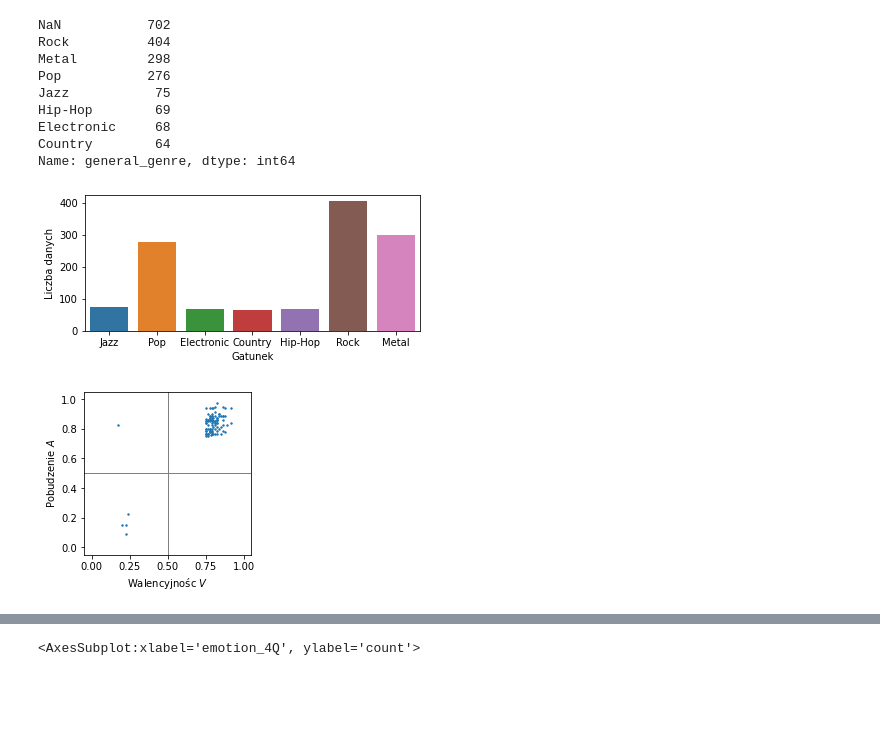
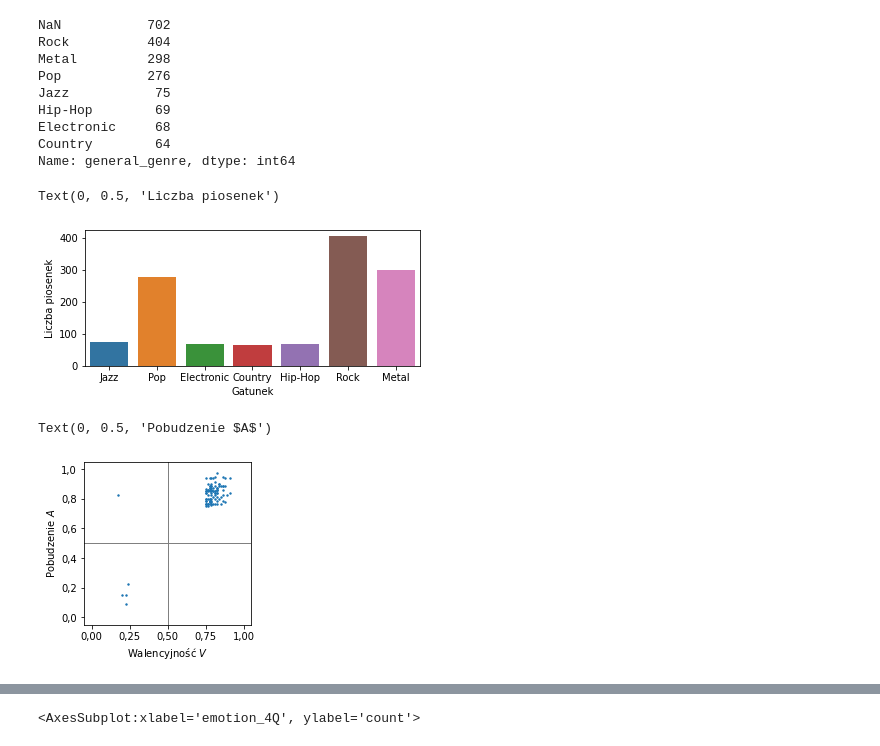
Before and after one commit to wojtek11530/song_lyric_classification, a Jupyter notebook: notebooks/preprocessed_dataset_analysis.ipynb, the cells around one changed output, grey strips where cells are left out. Drawn from its saved outputs; the diff is of its cells as text; code cells hidden in the pictures; blank space fills up the shorter version.

Commit message:
feat(notebooks): change displaying of plots in the jupyter notebook

```diff
--- a/notebooks/preprocessed_dataset_analysis.ipynb
+++ b/notebooks/preprocessed_dataset_analysis.ipynb
@@ -173,20 +177,27 @@ Name: general_genre, dtype: int64
 fig, ax = plt.subplots(figsize=(6, 2.5))
 sns.countplot(x="general_genre", data=df, ax=ax)
 plt.xlabel('Gatunek')
-plt.ylabel('Liczba danych')
-plt.savefig('genres.pdf', bbox_inches = "tight")
+plt.ylabel('Liczba piosenek')
+# plt.savefig('genres_distr.pdf', bbox_inches = "tight")
 # %% [output]
+Text(0, 0.5, 'Liczba piosenek')
-[figure, old version]
+[figure, new version]
 # %%
+import locale
+# Set to German locale to get comma decimal separater
+locale.setlocale(locale.LC_NUMERIC, "pl_PL")
+plt.rcParams['axes.formatter.use_locale'] = True
+
 plt.subplots(figsize=(3, 3))
 plt.scatter(df.valence_mean.values, df.arousal_mean.values, s=2)
 plt.axhline(0.5, color='grey', lw=1)
 plt.axvline(0.5, color='grey', lw=1)
 margin=0.05
 plt.ylim((0-margin, 1+margin))
 plt.xlim((0-margin, 1+margin))
-plt.xlabel(r'Walencyjnośc $V$')
+plt.xlabel(r'Walencyjność $V$')
 plt.ylabel(r'Pobudzenie $A$')
-plt.savefig('va_plot.pdf', bbox_inches = "tight")
+# plt.savefig('va_plot.pdf', bbox_inches = "tight")
 # %% [output]
+Text(0, 0.5, 'Pobudzenie $A$')
-[figure, old version]
+[figure, new version]
```
Also changed, not shown: parts of 7 cells of this notebook.
